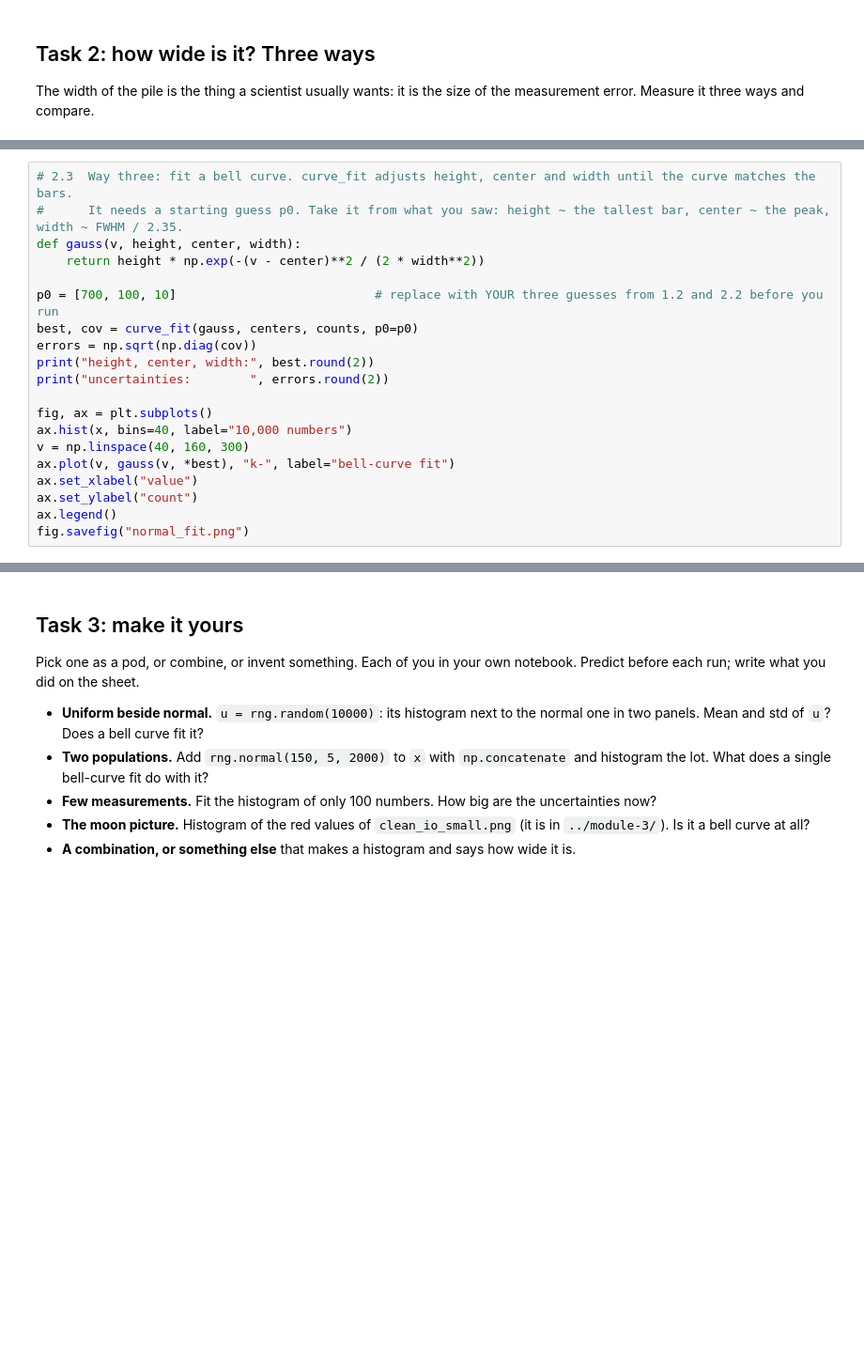
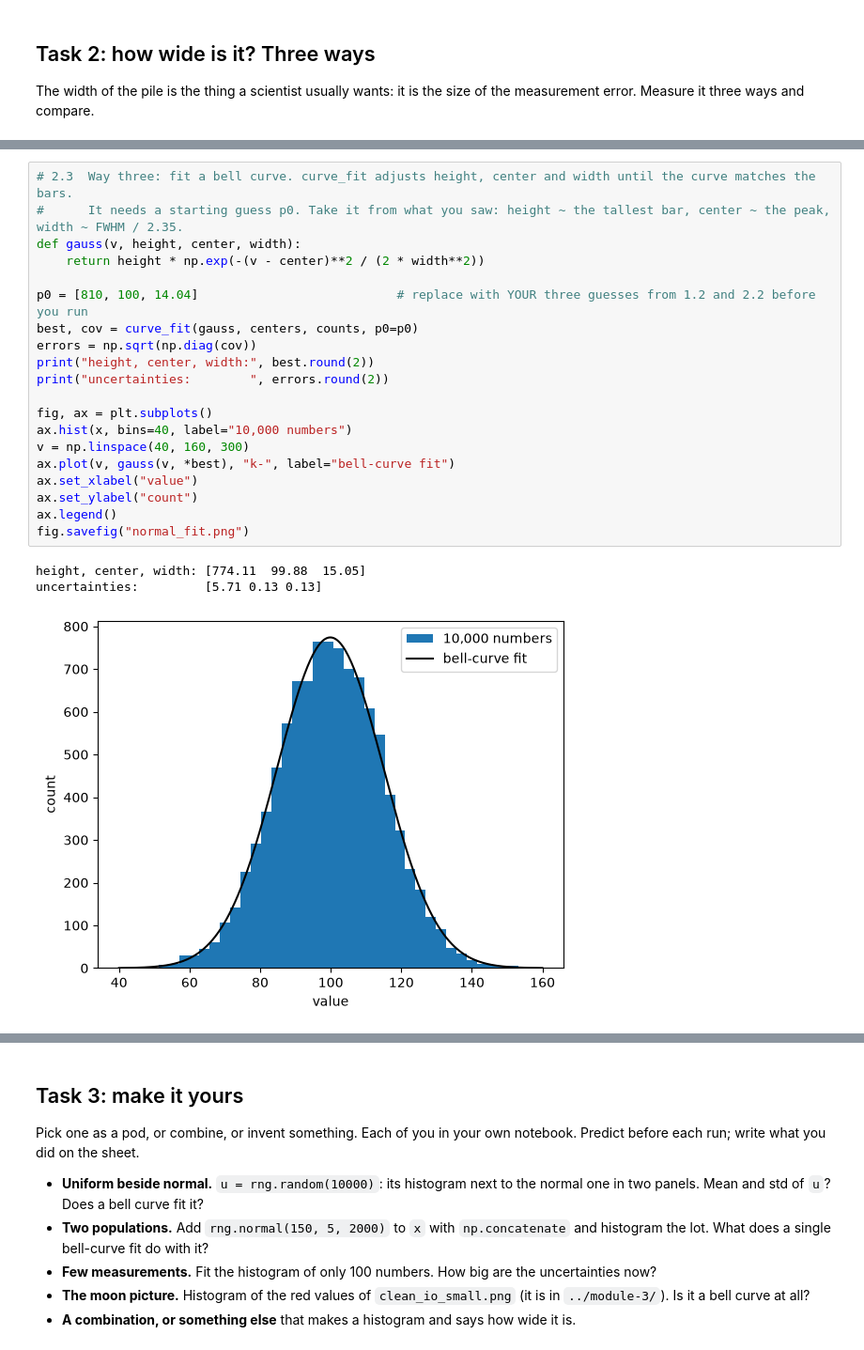
Before and after one commit to kyongdo/astr119-fall2026, a Jupyter notebook: module-4/distributions.ipynb, the cells around one changed output, grey strips where cells are left out. Shown at 94% size. Saved outputs shown, nothing was run; the diff lists cells and outputs as text; blank space fills up the shorter version.

Commit message:
before the agent

```diff
--- a/module-4/distributions.ipynb
+++ b/module-4/distributions.ipynb
@@ -95,23 +134,27 @@ for c, n in zip(centers, counts):
 # %%
 # 2.3  Way three: fit a bell curve. curve_fit adjusts height, center and width until the curve matches the bars.
 #      It needs a starting guess p0. Take it from what you saw: height ~ the tallest bar, center ~ the peak, width ~ FWHM / 2.35.
 def gauss(v, height, center, width):
     return height * np.exp(-(v - center)**2 / (2 * width**2))
 
-p0 = [700, 100, 10]                           # replace with YOUR three guesses from 1.2 and 2.2 before you run
+p0 = [810, 100, 14.04]                           # replace with YOUR three guesses from 1.2 and 2.2 before you run
 best, cov = curve_fit(gauss, centers, counts, p0=p0)
 errors = np.sqrt(np.diag(cov))
 print("height, center, width:", best.round(2))
 print("uncertainties:        ", errors.round(2))
 
 fig, ax = plt.subplots()
 ax.hist(x, bins=40, label="10,000 numbers")
 v = np.linspace(40, 160, 300)
 ax.plot(v, gauss(v, *best), "k-", label="bell-curve fit")
 ax.set_xlabel("value")
 ax.set_ylabel("count")
 ax.legend()
 fig.savefig("normal_fit.png")
+# %% [output]
+height, center, width: [774.11  99.88  15.05]
+uncertainties:         [5.71 0.13 0.13]
+[figure, added]
 # %%
 # 2.4  What if the starting guess is far off? Predict: does the fit still find the same answer?
 bad, cov_bad = curve_fit(gauss, centers, counts, p0=[1, 1, 1])
```
Also changed, not shown: parts of 13 cells of this notebook, 2 other files.
